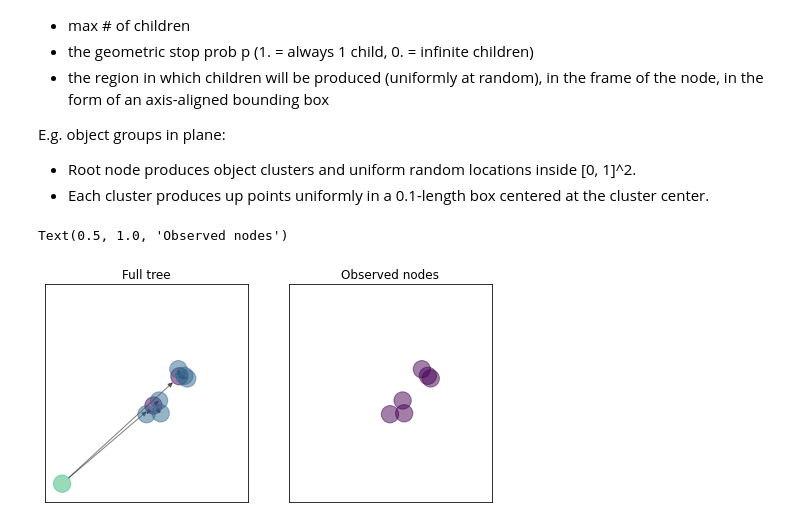
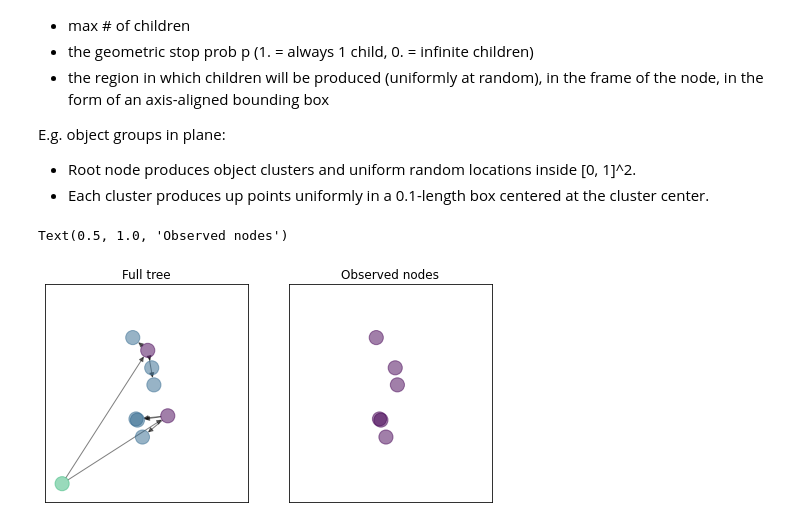
Before and after one commit to gizatt/spatial_scene_grammars, a Jupyter notebook: sandbox/mi_scene_parsing.ipynb, the cells around one changed output. Drawn from its saved outputs; the diff is of its cells as text; code cells hidden in the pictures.

```diff
--- a/sandbox/mi_scene_parsing.ipynb
+++ b/sandbox/mi_scene_parsing.ipynb
@@ -105,24 +40,25 @@ def draw_observed_nodes(nodes):
 # %%
 # Grammar implementing clusters of points in 2D.
 cluster_grammar = {
     "point": NodeDefinition(child_type=None, p=None, max_children=None, bounds=None),
-    "cluster": NodeDefinition(child_type="point", p=0.25, max_children=3, bounds=[-np.ones(2)*0.05, np.ones(2)*0.05]),
-    "root": NodeDefinition(child_type="cluster", p=0.5, max_children=3, bounds=[np.ones(2)*0.05, np.ones(2)*0.95])
+    #"cluster_cluster": NodeDefinition(child_type="cluster", p=0.5, max_children=3, bounds=[-np.ones(2)*0.2, np.ones(2)*0.22]),
+    "cluster": NodeDefinition(child_type="point", p=0.25, max_children=3, bounds=[-np.ones(2)*0.2, np.ones(2)*0.2]),
+    "root": NodeDefinition(child_type="cluster", p=0.5, max_children=3, bounds=[np.ones(2)*0.2, np.ones(2)*0.8])
 }
 cluster_grammar_observed_types = ["point"]
 
-np.random.seed(0)
+np.random.seed(3)
 example_tree = sample_tree(cluster_grammar)
 observed_nodes = deepcopy(get_observed_nodes(example_tree, cluster_grammar_observed_types))
 
 plt.figure().set_size_inches(8, 4)
 plt.subplot(1, 2, 1)
 draw_tree(example_tree)
 plt.title("Full tree")
 plt.subplot(1, 2, 2)
 draw_observed_nodes(observed_nodes)
 plt.title("Observed nodes")
 # %% [output]
 Text(0.5, 1.0, 'Observed nodes')
-[figure, old version]
+[figure, new version]
 # %% [markdown]
```
Also changed, not shown: parts of 19 cells of this notebook, 1 other file.
